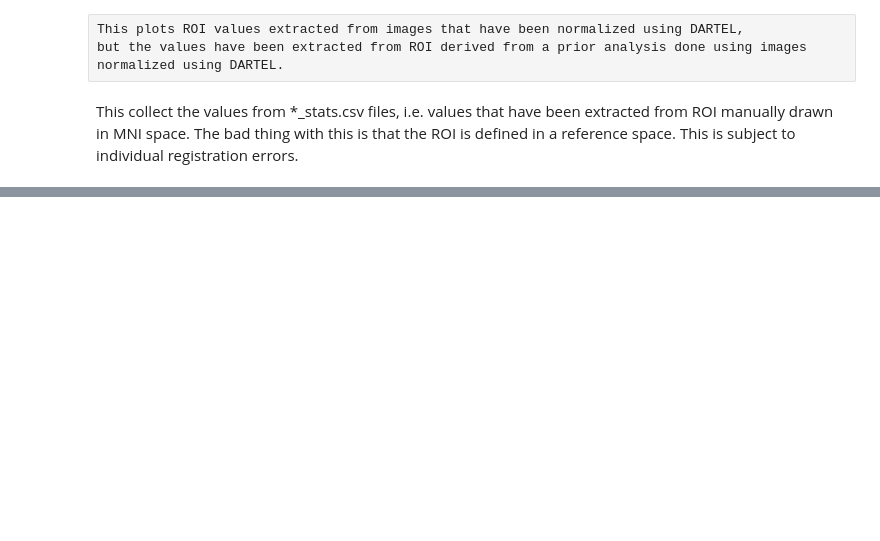
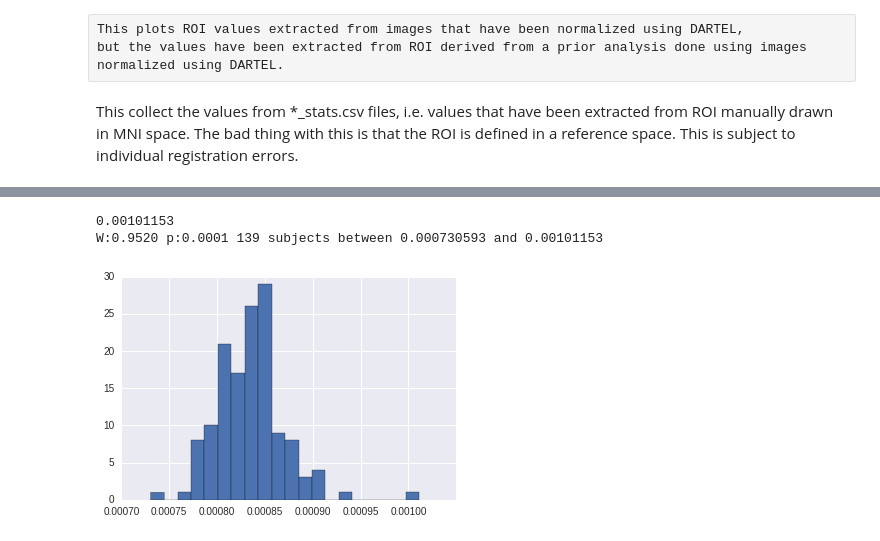
Before and after one commit to xgrg/alfa, a Jupyter notebook: notebooks/ROI analyses/ROI analysis (MNI space) DARTEL csf.5 (ROI DARTEL).ipynb, the cells around one changed output, grey strips where cells are left out. Cells and saved outputs as stored; diff of their text form; code cells hidden in the pictures; blank space fills up the shorter version.

```diff
--- a/notebooks/ROI analyses/ROI analysis (MNI space) DARTEL csf.5 (ROI DARTEL).ipynb
+++ b/notebooks/ROI analyses/ROI analysis (MNI space) DARTEL csf.5 (ROI DARTEL).ipynb
@@ -80,0 +100,10 @@ def plotly_region(roilabel):
+# %%
+from scipy import stats
+print roi_sub[2].max()
+for x in roi_sub[2:3]:
+    plt.hist(x, bins=20)
+    print 'W:%.4f p:%.4f'%stats.shapiro(x), len(x), 'subjects between', min(x), 'and', max(x)
+# %% [output]
+0.00101153
+W:0.9520 p:0.0001 139 subjects between 0.000730593 and 0.00101153
+[figure, added]
```
Also changed, not shown: parts of 4 cells of this notebook.
